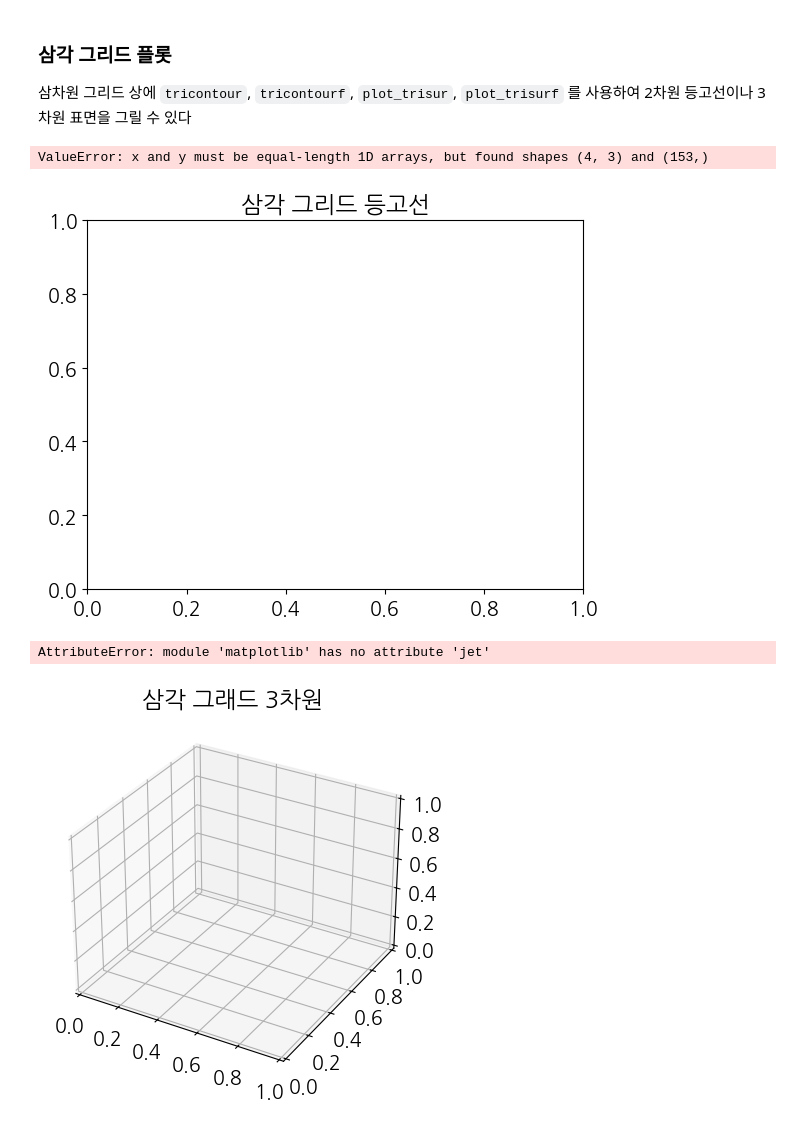
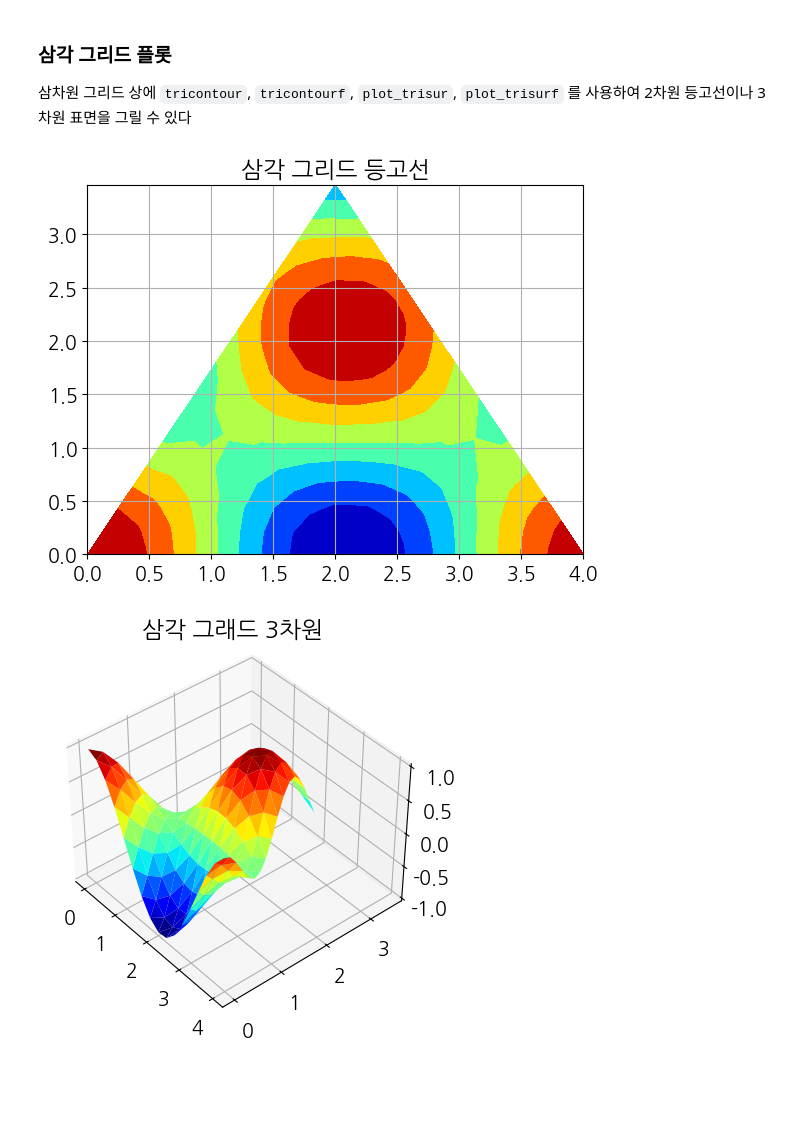
Before and after one commit to rmldldldl0309/Review, a Jupyter notebook: pythonworkspace/matplotlob_visualize_data/matplotlib_variety_plots.ipynb, the cells around one changed output. Drawn from its saved outputs; the diff is of its cells as text; code cells hidden in the pictures; blank space fills up the shorter version.

```diff
--- a/pythonworkspace/matplotlob_visualize_data/matplotlib_variety_plots.ipynb
+++ b/pythonworkspace/matplotlob_visualize_data/matplotlib_variety_plots.ipynb
@@ -300,24 +300,23 @@ plt.show()
 삼차원 그리드 상에 `tricontour`, `tricontourf`, `plot_trisur`,  `plot_trisurf` 를 사용하여 2차원 등고선이나 3차원 표면을 그릴 수 있다
 # %%
 triangle3 = refiner.refine_triangulation(subdiv=3)
-z5 = np.cos(1.5 * triangle3.x) * np.cos(1.5 * triangle3.y)
+z = np.cos(1.5 * triangle3.x) * np.cos(1.5 * triangle3.y)
 
 plt.title('삼각 그리드 등고선')
-plt.tricontourf(triangles , z5, cmap='jet')
+plt.tricontourf(triangle3, z, cmap='jet')
 plt.grid(True)
 plt.show()
 # %% [output]
-ValueError: x and y must be equal-length 1D arrays, but found shapes (4, 3) and (153,)
-[figure, old version]
+[figure, new version]
 # %%
 triangle4 = refiner.refine_triangulation(subdiv=3)
-z = np.cos(1.5, triangle4.x) * np.cos(1.5, triangle4.y)
+z = np.cos(1.5 * triangle4.x) * np.cos(1.5 * triangle4.y)
 
 axes = plt.axes(projection='3d')
 axes.set_title('삼각 그래드 3차원')
-axes.plot_trisurf(triangle4.x, triangle4.y, z, cmap=mpl.jet, linewidth=0.2)
+axes.plot_trisurf(triangle4.x, triangle4.y, z, cmap='jet', linewidth=0.2)
 axes.set_zlim(-1, 1)
 axes.view_init(40, -40)
+plt.show()
 # %% [output]
-AttributeError: module 'matplotlib' has no attribute 'jet'
-[figure, old version]
+[figure, new version]
```
Also changed, not shown: 2 other files.
